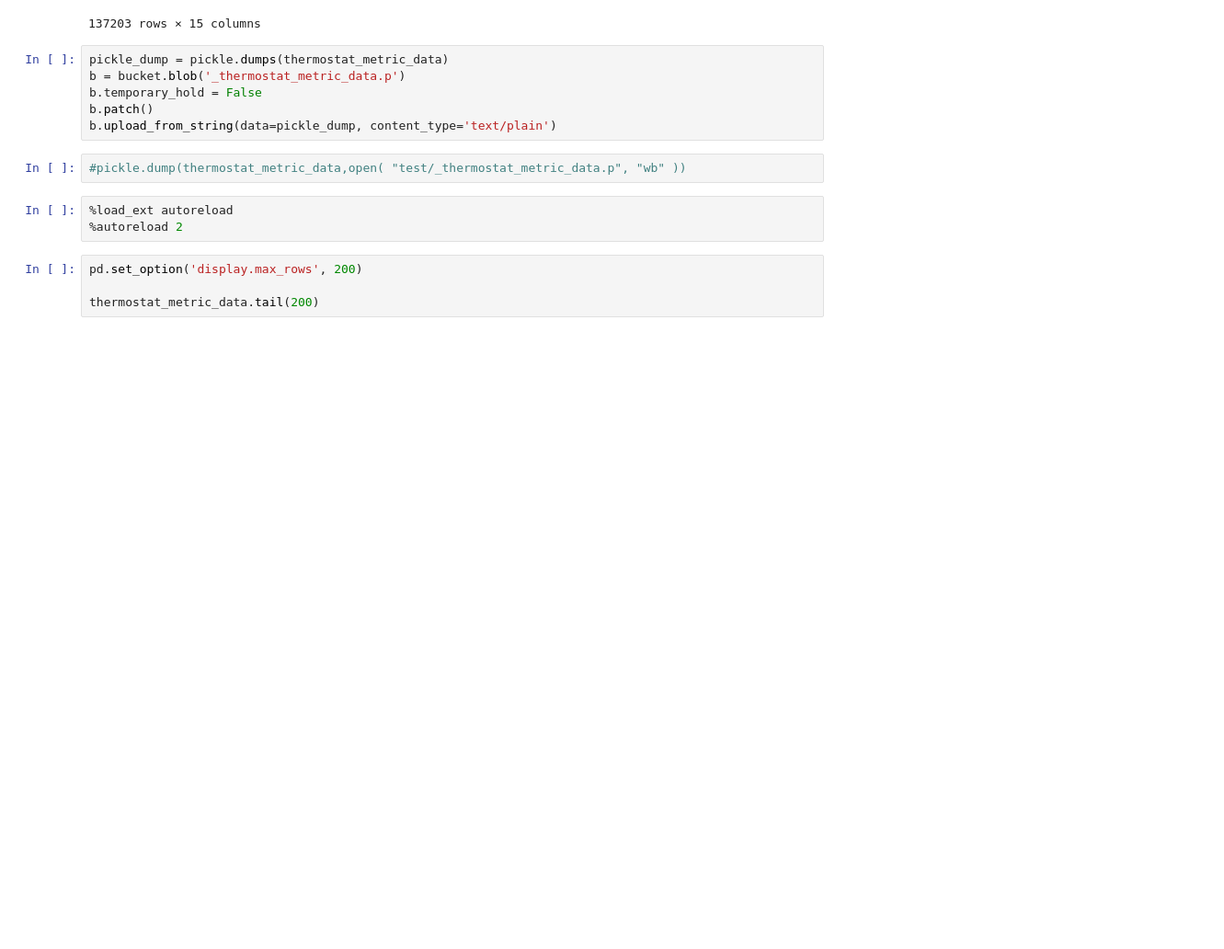
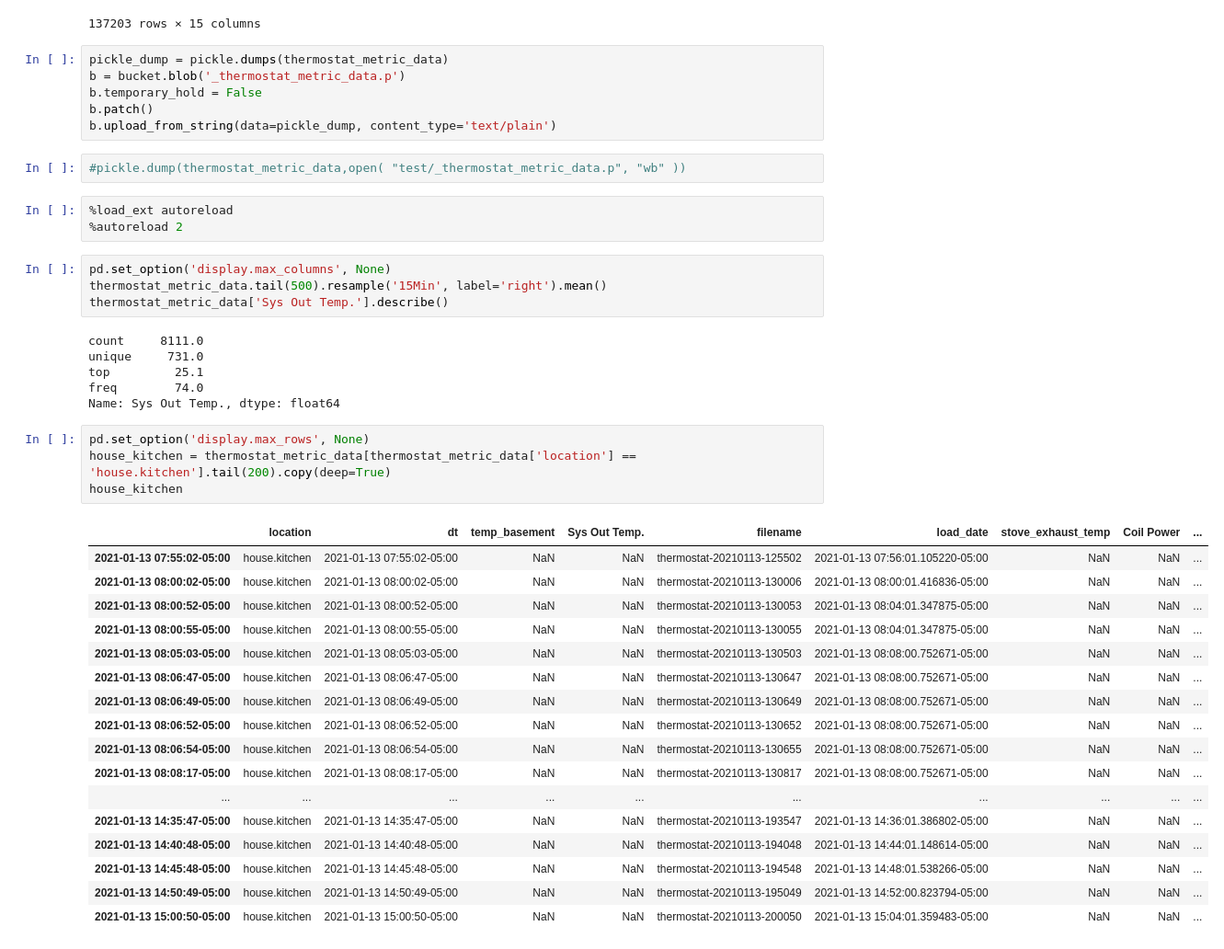
Before and after one commit to raph84/thermostat_agent, a Jupyter notebook: dataload.ipynb, the cells around one changed output. Shown at 92% size. Saved outputs shown, nothing was run; the diff lists cells and outputs as text; blank space fills up the shorter version.

```diff
--- a/dataload.ipynb
+++ b/dataload.ipynb
@@ -178,7 +178,35 @@ b.upload_from_string(data=pickle_dump, content_type='text/plain')
 # %%
 %load_ext autoreload
 %autoreload 2
+# %%
+pd.set_option('display.max_columns', None)
+thermostat_metric_data.tail(500).resample('15Min', label='right').mean()
+thermostat_metric_data['Sys Out Temp.'].describe()
+# %% [output]
+count     8111.0
+unique     731.0
+top         25.1
+freq        74.0
+Name: Sys Out Temp., dtype: float64
 # %%
-pd.set_option('display.max_rows', 200)
-
-thermostat_metric_data.tail(200)
+pd.set_option('display.max_rows', None)
+house_kitchen = thermostat_metric_data[thermostat_metric_data['location'] == 'house.kitchen'].tail(200).copy(deep=True)
+house_kitchen
+# %% [output]
+|  | location | dt | temp_basement | Sys Out Temp. | filename | load_date | stove_exhaust_temp | Coil Power | ... |
+| 2021-01-13 07:55:02-05:00 | house.kitchen | 2021-01-13 07:55:02-05:00 | NaN | NaN | thermostat-20210113-125502 | 2021-01-13 07:56:01.105220-05:00 | NaN | NaN | ... |
+| 2021-01-13 08:00:02-05:00 | house.kitchen | 2021-01-13 08:00:02-05:00 | NaN | NaN | thermostat-20210113-130006 | 2021-01-13 08:00:01.416836-05:00 | NaN | NaN | ... |
+| 2021-01-13 08:00:52-05:00 | house.kitchen | 2021-01-13 08:00:52-05:00 | NaN | NaN | thermostat-20210113-130053 | 2021-01-13 08:04:01.347875-05:00 | NaN | NaN | ... |
+| 2021-01-13 08:00:55-05:00 | house.kitchen | 2021-01-13 08:00:55-05:00 | NaN | NaN | thermostat-20210113-130055 | 2021-01-13 08:04:01.347875-05:00 | NaN | NaN | ... |
+| 2021-01-13 08:05:03-05:00 | house.kitchen | 2021-01-13 08:05:03-05:00 | NaN | NaN | thermostat-20210113-130503 | 2021-01-13 08:08:00.752671-05:00 | NaN | NaN | ... |
+| 2021-01-13 08:06:47-05:00 | house.kitchen | 2021-01-13 08:06:47-05:00 | NaN | NaN | thermostat-20210113-130647 | 2021-01-13 08:08:00.752671-05:00 | NaN | NaN | ... |
+| 2021-01-13 08:06:49-05:00 | house.kitchen | 2021-01-13 08:06:49-05:00 | NaN | NaN | thermostat-20210113-130649 | 2021-01-13 08:08:00.752671-05:00 | NaN | NaN | ... |
+| 2021-01-13 08:06:52-05:00 | house.kitchen | 2021-01-13 08:06:52-05:00 | NaN | NaN | thermostat-20210113-130652 | 2021-01-13 08:08:00.752671-05:00 | NaN | NaN | ... |
+| 2021-01-13 08:06:54-05:00 | house.kitchen | 2021-01-13 08:06:54-05:00 | NaN | NaN | thermostat-20210113-130655 | 2021-01-13 08:08:00.752671-05:00 | NaN | NaN | ... |
+| 2021-01-13 08:08:17-05:00 | house.kitchen | 2021-01-13 08:08:17-05:00 | NaN | NaN | thermostat-20210113-130817 | 2021-01-13 08:08:00.752671-05:00 | NaN | NaN | ... |
+| ... | ... | ... | ... | ... | ... | ... | ... | ... | ... |
+| 2021-01-13 14:35:47-05:00 | house.kitchen | 2021-01-13 14:35:47-05:00 | NaN | NaN | thermostat-20210113-193547 | 2021-01-13 14:36:01.386802-05:00 | NaN | NaN | ... |
+| 2021-01-13 14:40:48-05:00 | house.kitchen | 2021-01-13 14:40:48-05:00 | NaN | NaN | thermostat-20210113-194048 | 2021-01-13 14:44:01.148614-05:00 | NaN | NaN | ... |
+| 2021-01-13 14:45:48-05:00 | house.kitchen | 2021-01-13 14:45:48-05:00 | NaN | NaN | thermostat-20210113-194548 | 2021-01-13 14:48:01.538266-05:00 | NaN | NaN | ... |
+| 2021-01-13 14:50:49-05:00 | house.kitchen | 2021-01-13 14:50:49-05:00 | NaN | NaN | thermostat-20210113-195049 | 2021-01-13 14:52:00.823794-05:00 | NaN | NaN | ... |
+| 2021-01-13 15:00:50-05:00 | house.kitchen | 2021-01-13 15:00:50-05:00 | NaN | NaN | thermostat-20210113-200050 | 2021-01-13 15:04:01.359483-05:00 | NaN | NaN | ... |
```
Also changed, not shown: parts of 3 cells of this notebook, 1 other file.
